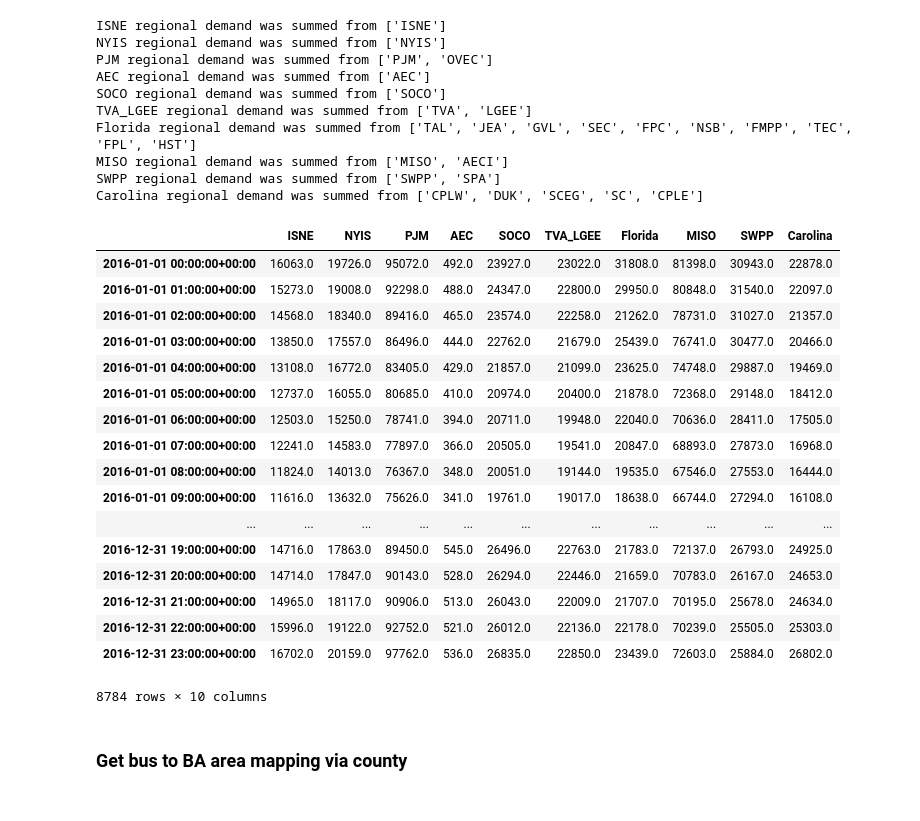
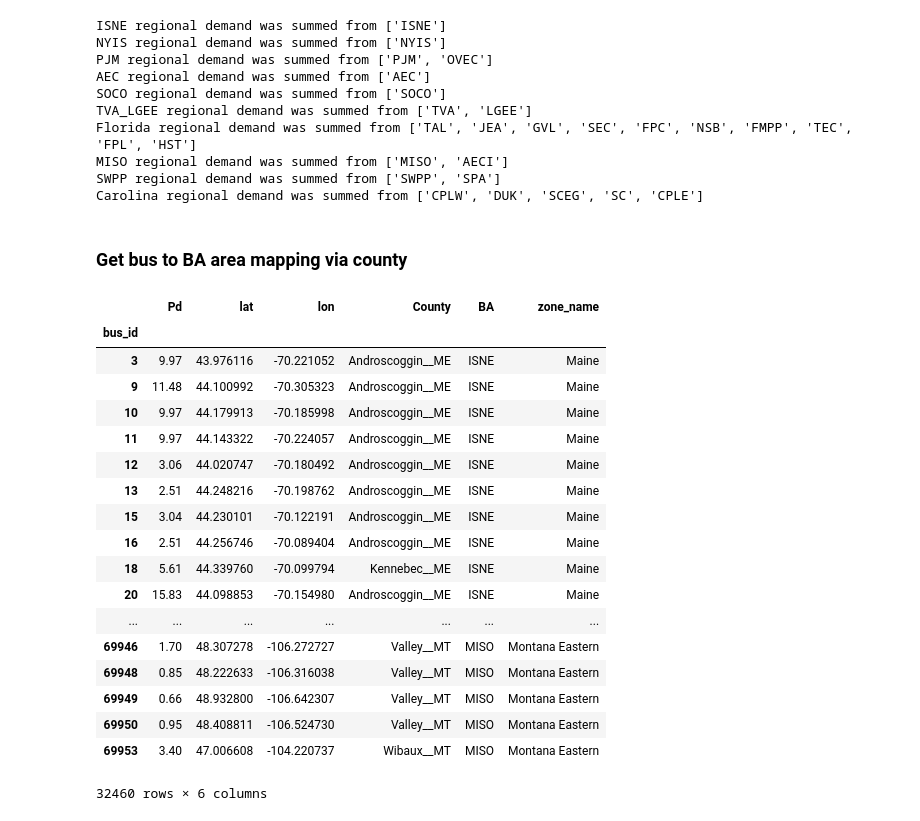
Before and after one commit to Breakthrough-Energy/PreREISE, a Jupyter notebook: prereise/gather/demanddata/eia/demo/demo_Eastern_v2/eastern_demand_v2_demo.ipynb, the cells around one changed output. Drawn from its saved outputs; the diff is of its cells as text; code cells hidden in the pictures.

```diff
--- a/prereise/gather/demanddata/eia/demo/demo_Eastern_v2/eastern_demand_v2_demo.ipynb
+++ b/prereise/gather/demanddata/eia/demo/demo_Eastern_v2/eastern_demand_v2_demo.ipynb
@@ -95,24 +113,3 @@ SWPP regional demand was summed from ['SWPP', 'SPA']
 Carolina regional demand was summed from ['CPLW', 'DUK', 'SCEG', 'SC', 'CPLE']
 # %%
 eastern_agg_demand.to_pickle("./eastern_agg_demand.pkl")
-# %%
-agg
-# %% [output]
-|  | ISNE | NYIS | PJM | AEC | SOCO | TVA_LGEE | Florida | MISO | SWPP | Carolina |
-| 2016-01-01 00:00:00+00:00 | 16063.0 | 19726.0 | 95072.0 | 492.0 | 23927.0 | 23022.0 | 31808.0 | 81398.0 | 30943.0 | 22878.0 |
-| 2016-01-01 01:00:00+00:00 | 15273.0 | 19008.0 | 92298.0 | 488.0 | 24347.0 | 22800.0 | 29950.0 | 80848.0 | 31540.0 | 22097.0 |
-| 2016-01-01 02:00:00+00:00 | 14568.0 | 18340.0 | 89416.0 | 465.0 | 23574.0 | 22258.0 | 21262.0 | 78731.0 | 31027.0 | 21357.0 |
-| 2016-01-01 03:00:00+00:00 | 13850.0 | 17557.0 | 86496.0 | 444.0 | 22762.0 | 21679.0 | 25439.0 | 76741.0 | 30477.0 | 20466.0 |
-| 2016-01-01 04:00:00+00:00 | 13108.0 | 16772.0 | 83405.0 | 429.0 | 21857.0 | 21099.0 | 23625.0 | 74748.0 | 29887.0 | 19469.0 |
-| 2016-01-01 05:00:00+00:00 | 12737.0 | 16055.0 | 80685.0 | 410.0 | 20974.0 | 20400.0 | 21878.0 | 72368.0 | 29148.0 | 18412.0 |
-| 2016-01-01 06:00:00+00:00 | 12503.0 | 15250.0 | 78741.0 | 394.0 | 20711.0 | 19948.0 | 22040.0 | 70636.0 | 28411.0 | 17505.0 |
-| 2016-01-01 07:00:00+00:00 | 12241.0 | 14583.0 | 77897.0 | 366.0 | 20505.0 | 19541.0 | 20847.0 | 68893.0 | 27873.0 | 16968.0 |
-| 2016-01-01 08:00:00+00:00 | 11824.0 | 14013.0 | 76367.0 | 348.0 | 20051.0 | 19144.0 | 19535.0 | 67546.0 | 27553.0 | 16444.0 |
-| 2016-01-01 09:00:00+00:00 | 11616.0 | 13632.0 | 75626.0 | 341.0 | 19761.0 | 19017.0 | 18638.0 | 66744.0 | 27294.0 | 16108.0 |
-| ... | ... | ... | ... | ... | ... | ... | ... | ... | ... | ... |
-| 2016-12-31 19:00:00+00:00 | 14716.0 | 17863.0 | 89450.0 | 545.0 | 26496.0 | 22763.0 | 21783.0 | 72137.0 | 26793.0 | 24925.0 |
-| 2016-12-31 20:00:00+00:00 | 14714.0 | 17847.0 | 90143.0 | 528.0 | 26294.0 | 22446.0 | 21659.0 | 70783.0 | 26167.0 | 24653.0 |
-| 2016-12-31 21:00:00+00:00 | 14965.0 | 18117.0 | 90906.0 | 513.0 | 26043.0 | 22009.0 | 21707.0 | 70195.0 | 25678.0 | 24634.0 |
-| 2016-12-31 22:00:00+00:00 | 15996.0 | 19122.0 | 92752.0 | 521.0 | 26012.0 | 22136.0 | 22178.0 | 70239.0 | 25505.0 | 25303.0 |
-| 2016-12-31 23:00:00+00:00 | 16702.0 | 20159.0 | 97762.0 | 536.0 | 26835.0 | 22850.0 | 23439.0 | 72603.0 | 25884.0 | 26802.0 |
-8784 rows × 10 columns
@@ -205,3 +204,26 @@ bus_ba_map.replace(ba_code_fix,inplace=True)
 
 # The csv file is overwritten by the final results with two new columns for each row (bus): BA and zone_name.
 bus_ba_map.to_csv('bus_ba_map.csv')
+# %%
+bus_map = pd.read_csv('bus_ba_map.csv')
+bus_map.set_index('bus_id')
+# %% [output]
+|  | Pd | lat | lon | County | BA | zone_name |
+| bus_id |  |  |  |  |  |  |
+| 3 | 9.97 | 43.976116 | -70.221052 | Androscoggin__ME | ISNE | Maine |
+| 9 | 11.48 | 44.100992 | -70.305323 | Androscoggin__ME | ISNE | Maine |
+| 10 | 9.97 | 44.179913 | -70.185998 | Androscoggin__ME | ISNE | Maine |
+| 11 | 9.97 | 44.143322 | -70.224057 | Androscoggin__ME | ISNE | Maine |
+| 12 | 3.06 | 44.020747 | -70.180492 | Androscoggin__ME | ISNE | Maine |
+| 13 | 2.51 | 44.248216 | -70.198762 | Androscoggin__ME | ISNE | Maine |
+| 15 | 3.04 | 44.230101 | -70.122191 | Androscoggin__ME | ISNE | Maine |
+| 16 | 2.51 | 44.256746 | -70.089404 | Androscoggin__ME | ISNE | Maine |
+| 18 | 5.61 | 44.339760 | -70.099794 | Kennebec__ME | ISNE | Maine |
+| 20 | 15.83 | 44.098853 | -70.154980 | Androscoggin__ME | ISNE | Maine |
+| ... | ... | ... | ... | ... | ... | ... |
+| 69946 | 1.70 | 48.307278 | -106.272727 | Valley__MT | MISO | Montana Eastern |
+| 69948 | 0.85 | 48.222633 | -106.316038 | Valley__MT | MISO | Montana Eastern |
+| 69949 | 0.66 | 48.932800 | -106.642307 | Valley__MT | MISO | Montana Eastern |
+| 69950 | 0.95 | 48.408811 | -106.524730 | Valley__MT | MISO | Montana Eastern |
+| 69953 | 3.40 | 47.006608 | -104.220737 | Wibaux__MT | MISO | Montana Eastern |
+32460 rows × 6 columns
```
Also changed, not shown: parts of 8 cells of this notebook, 2 other files.
